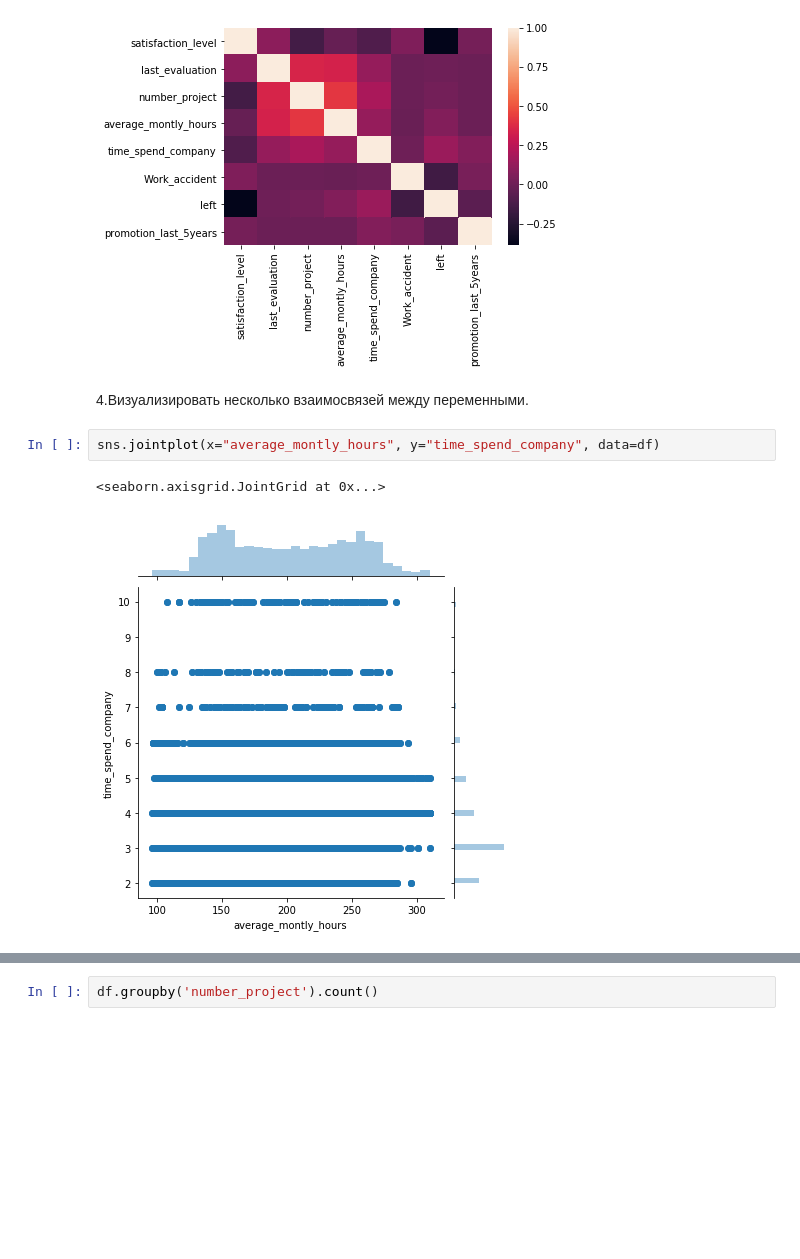
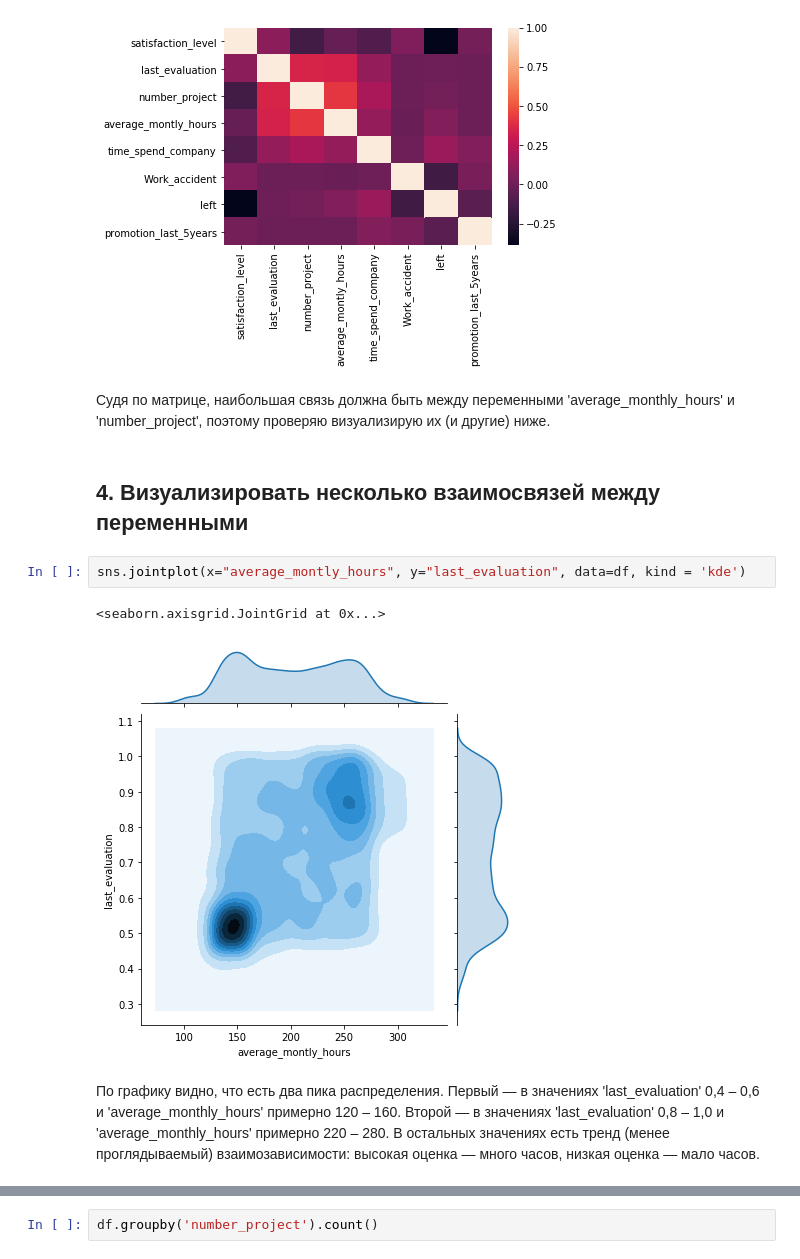
Before and after one commit to uvisaenko/homeworks, a Jupyter notebook: last_homework.ipynb, the cells around one changed output, grey strips where cells are left out. Drawn from its saved outputs; the diff is of its cells as text; blank space fills up the shorter version.

Commit message:
last_homework_again

```diff
--- a/last_homework.ipynb
+++ b/last_homework.ipynb
@@ -108,11 +72,15 @@ df.corr()
 ax = sns.heatmap(df.drop(columns=['sales','salary']).corr())
 # %% [output]
 [figure]
+# %% [markdown]
+Судя по матрице, наибольшая связь должна быть между переменными 'average_monthly_hours' и 'number_project', поэтому проверяю визуализирую их (и другие) ниже.
 # %% [markdown]
-4.Визуализировать несколько взаимосвязей между переменными.
+## 4. Визуализировать несколько взаимосвязей между переменными
 # %%
-sns.jointplot(x="average_montly_hours", y="time_spend_company", data=df)
+sns.jointplot(x="average_montly_hours", y="last_evaluation", data=df, kind = 'kde')
 # %% [output]
 <seaborn.axisgrid.JointGrid at 0x...>
-[figure, old version]
+[figure, new version]
+# %% [markdown]
+По графику видно, что есть два пика распределения. Первый — в значениях 'last_evaluation' 0,4 – 0,6 и 'average_monthly_hours' примерно 120 – 160. Второй — в значениях 'last_evaluation' 0,8 – 1,0 и 'average_monthly_hours' примерно 220 – 280. В остальных значениях есть тренд (менее проглядываемый) взаимозависимости: высокая оценка — много часов, низкая оценка — мало часов.
 # %%
```
Also changed, not shown: parts of 25 cells of this notebook.
